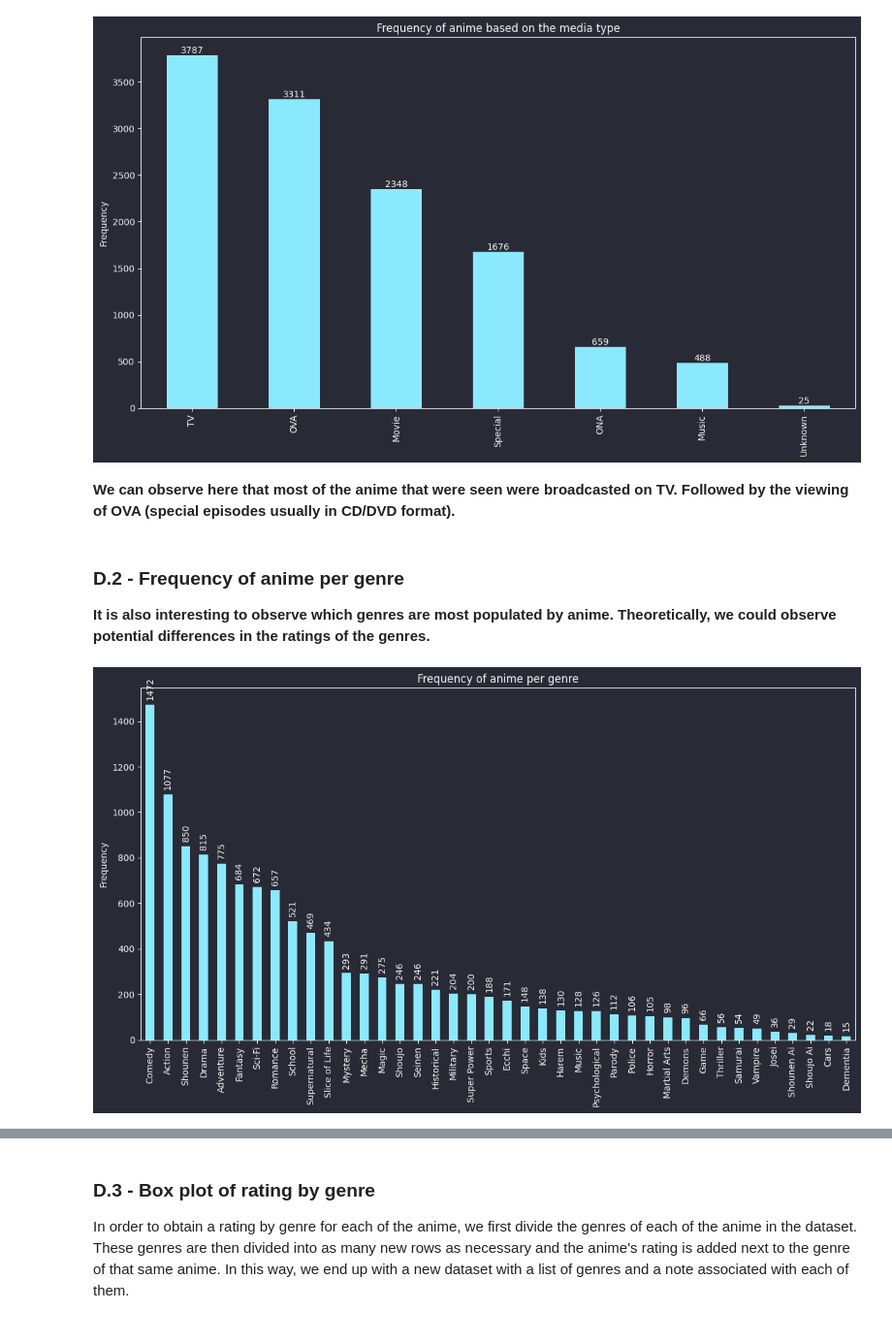
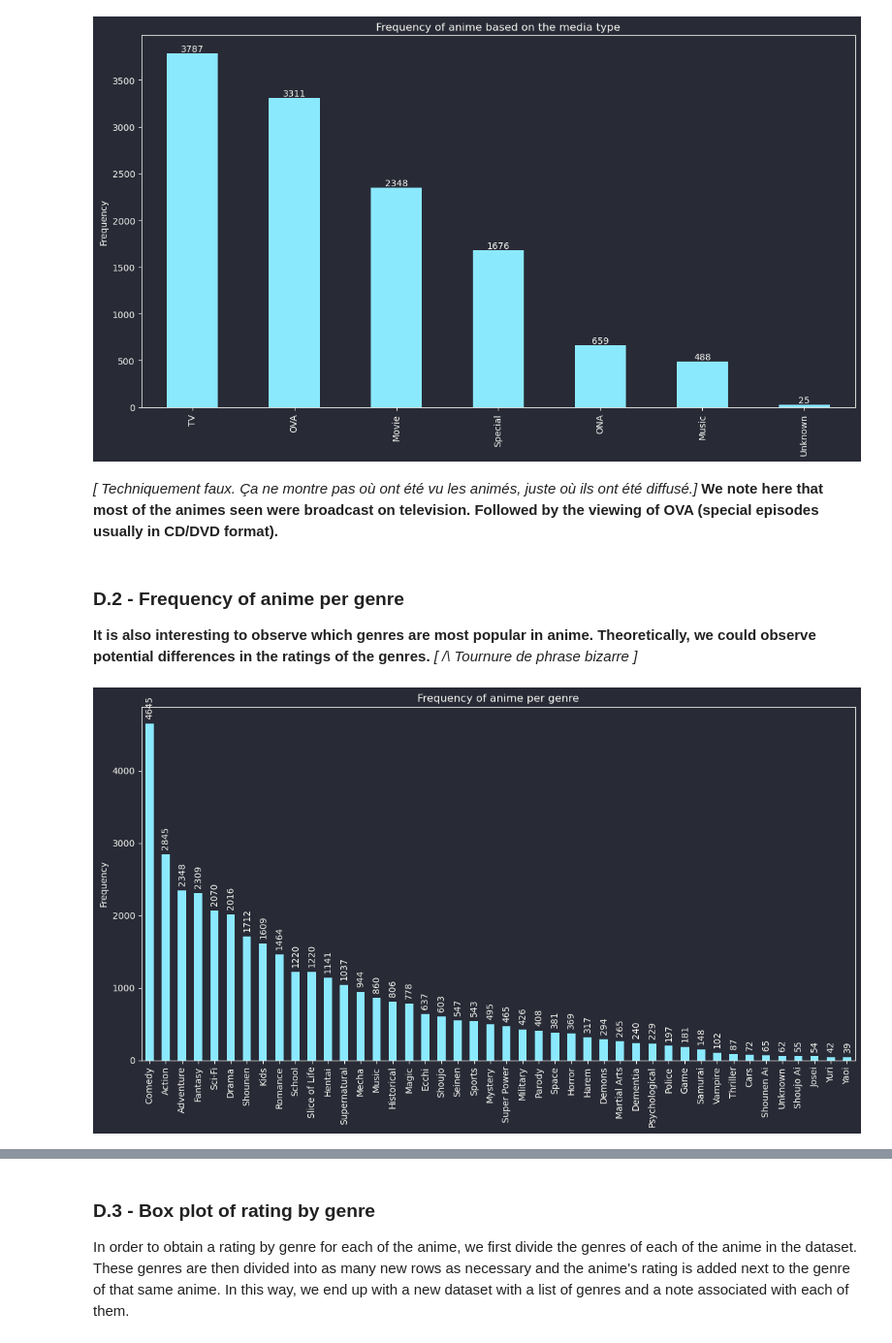
Before and after one commit to EmpireDemocratiqueDuPoulpe/Cours-IA, a Jupyter notebook: 5MLRE/Project/notebooks/en/1-Data_analysis.ipynb, the cells around one changed output, grey strips where cells are left out. Shown: that part at 97% size. Drawn from its saved outputs; the diff is of its cells as text; code cells hidden in the pictures.

Commit message:
5MLRE: Data analysis: bug fix

```diff
--- a/5MLRE/Project/notebooks/en/1-Data_analysis.ipynb
+++ b/5MLRE/Project/notebooks/en/1-Data_analysis.ipynb
@@ -278,7 +283,7 @@ data_ratings.to_csv((DATA_FOLDER / "rating_cleaned.csv"), index=False, mode="w")
 # %% [markdown]
 Then we can load the datasets like this:
 # %%
-data_anime = pandas.read_csv(DATA_FOLDER / "anime_cleaned.csv")
+data_anime = pandas.read_csv(DATA_FOLDER / "anime_cleaned.csv", converters={"genre_split": literal_eval})
 data_ratings = pandas.read_csv(DATA_FOLDER / "rating_cleaned.csv")
 # %% [markdown]
 ## D - Data exploration
@@ -297,19 +302,21 @@ pyplot.show()
 # %% [output]
 [figure]
 # %% [markdown]
-**We can observe here that most of the anime that were seen were broadcasted on TV.
+*[ Techniquement faux. Ça ne montre pas où ont été vu les animés, juste où ils ont été diffusé.]*
+**We note here that most of the animes seen were broadcast on television.
 Followed by the viewing of OVA (special episodes usually in CD/DVD format).**
 # %% [markdown]
 ### D.2 - Frequency of anime per genre
-**It is also interesting to observe which genres are most populated by anime.
+**It is also interesting to observe which genres are most popular in anime.
 Theoretically, we could observe potential differences in the ratings of the genres.**
+*[ /\ Tournure de phrase bizarre ]*
 # %%
-ax = data_anime["genre_split"].value_counts().plot(kind="bar", figsize=FIG_SIZE)
+ax = data_anime["genre_split"].explode().value_counts().plot(kind="bar", figsize=FIG_SIZE)
 pyplot.title("Frequency of anime per genre")
 pyplot.ylabel("Frequency")
 ax.bar_label(ax.containers[0], label_type="edge", rotation="vertical", padding=5)
 pyplot.tight_layout()
 pyplot.show()
 # %% [output]
-[figure, old version]
+[figure, new version]
 # %% [markdown]
```
Also changed, not shown: parts of 20 cells of this notebook.
